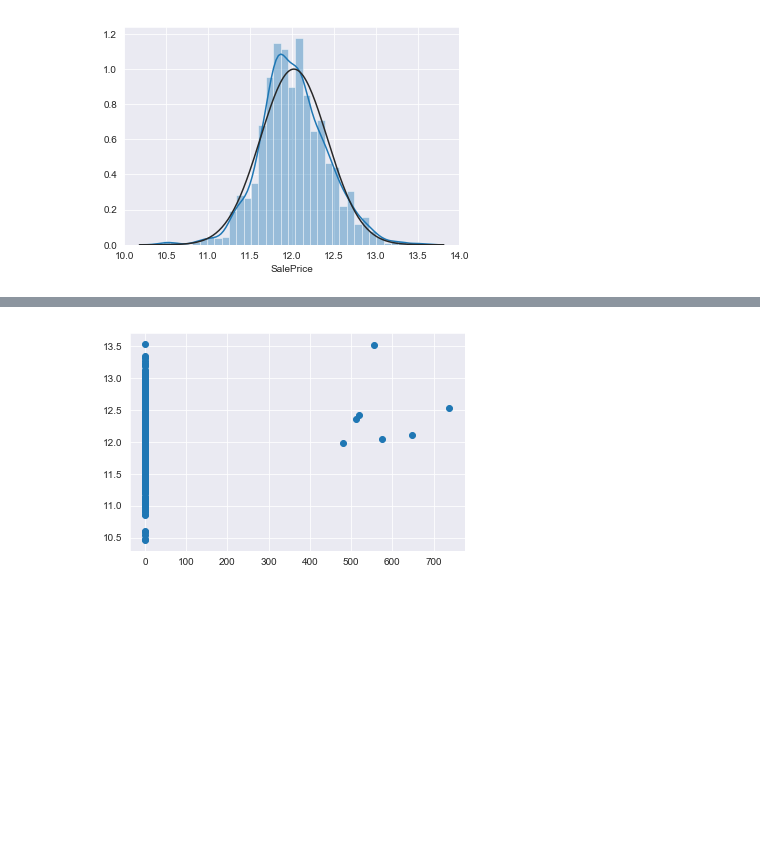
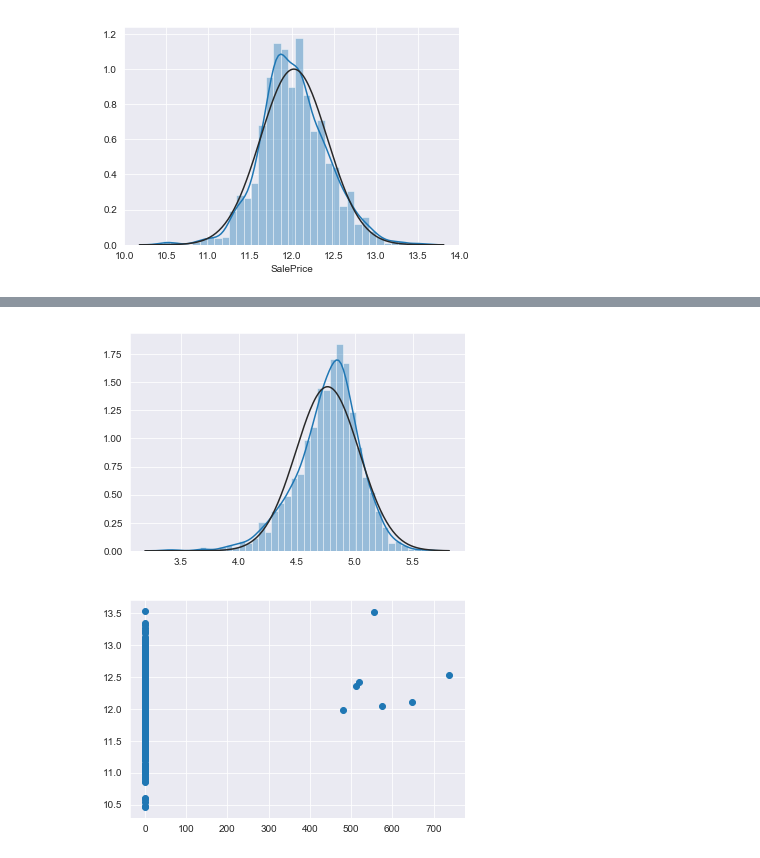
Before and after one commit to chloe0730000/ML_Competition, a Jupyter notebook: Kaggle_House_Prices/EDA.ipynb, the cells around one changed output, grey strips where cells are left out. Cells and saved outputs as stored; diff of their text form; code cells hidden in the pictures; blank space fills up the shorter version.

```diff
--- a/Kaggle_House_Prices/EDA.ipynb
+++ b/Kaggle_House_Prices/EDA.ipynb
@@ -104,3 +109,7 @@ sns.distplot(np.log1p(train["SalePrice"]), fit=norm);
+# %%
+sns.distplot(np.log1p(train["SalePrice"]/(train["GrLivArea"])), fit=norm);
+# %% [output]
+[figure, added]
 # %%
 plt.scatter(train["PoolArea"], np.log1p(train["SalePrice"]))
 plt.show();
```
Also changed, not shown: parts of 3 cells of this notebook, 3 other files.
